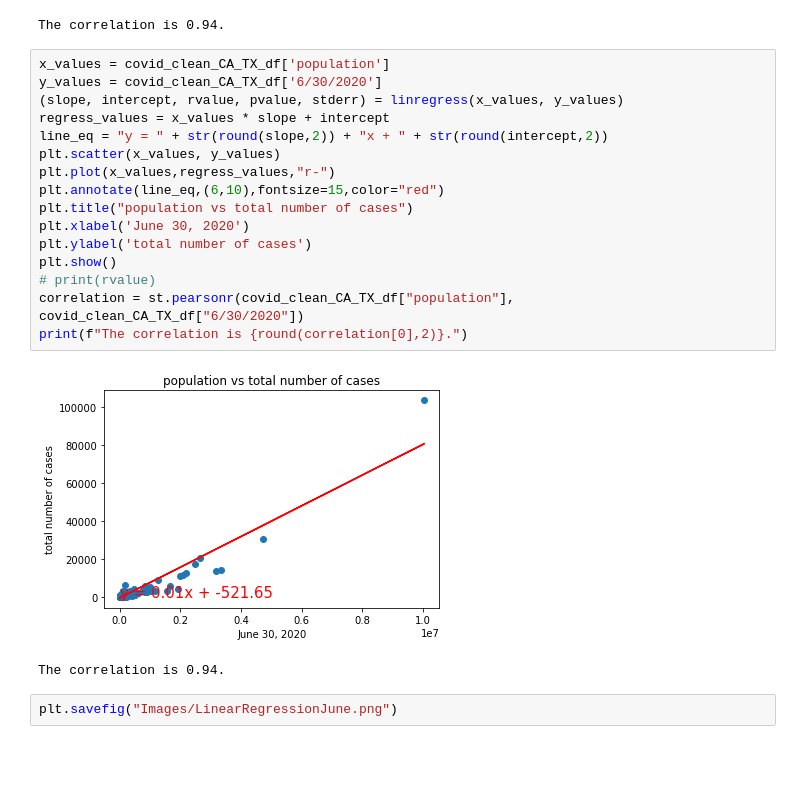
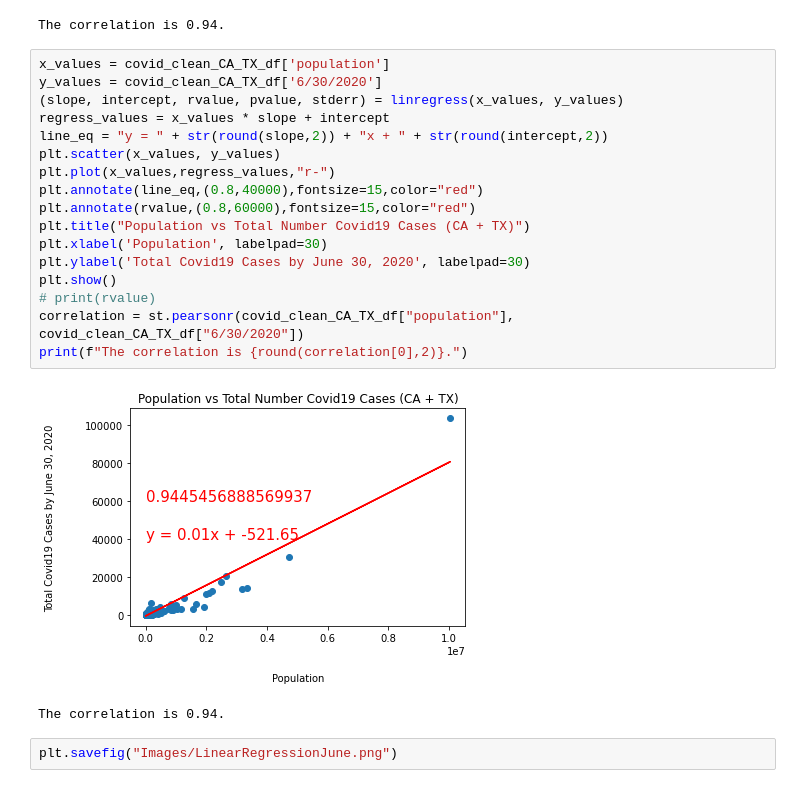
Before and after one commit to shadiaduery/bootcamp-group_project-1, a Jupyter notebook: Linear_Regression.ipynb, the cells around one changed output. Cells and saved outputs as stored; diff of their text form; blank space fills up the shorter version.

```diff
--- a/Linear_Regression.ipynb
+++ b/Linear_Regression.ipynb
@@ -84,21 +88,22 @@ The correlation is 0.94.
 # %%
 x_values = covid_clean_CA_TX_df['population']
 y_values = covid_clean_CA_TX_df['6/30/2020']
 (slope, intercept, rvalue, pvalue, stderr) = linregress(x_values, y_values)
 regress_values = x_values * slope + intercept
 line_eq = "y = " + str(round(slope,2)) + "x + " + str(round(intercept,2))
 plt.scatter(x_values, y_values)
 plt.plot(x_values,regress_values,"r-")
-plt.annotate(line_eq,(6,10),fontsize=15,color="red")
-plt.title("population vs total number of cases")
-plt.xlabel('June 30, 2020')
-plt.ylabel('total number of cases')
+plt.annotate(line_eq,(0.8,40000),fontsize=15,color="red")
+plt.annotate(rvalue,(0.8,60000),fontsize=15,color="red")
+plt.title("Population vs Total Number Covid19 Cases (CA + TX)")
+plt.xlabel('Population', labelpad=30)
+plt.ylabel('Total Covid19 Cases by June 30, 2020', labelpad=30)
 plt.show()
 # print(rvalue)
 correlation = st.pearsonr(covid_clean_CA_TX_df["population"], covid_clean_CA_TX_df["6/30/2020"])
 print(f"The correlation is {round(correlation[0],2)}.")
 # %% [output]
-[figure, old version]
+[figure, new version]
 The correlation is 0.94.
 # %%
 plt.savefig("Images/LinearRegressionJune.png")
```
Also changed, not shown: parts of 3 cells of this notebook, 1 other file.
